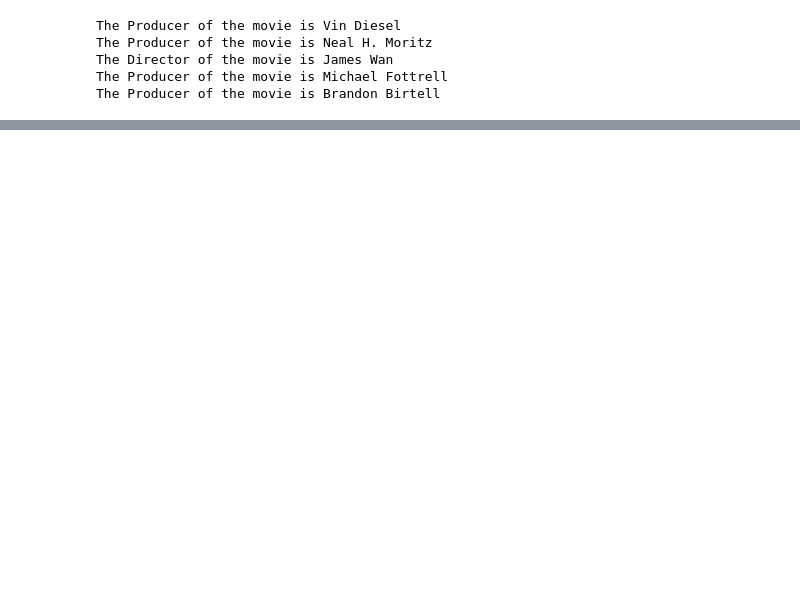
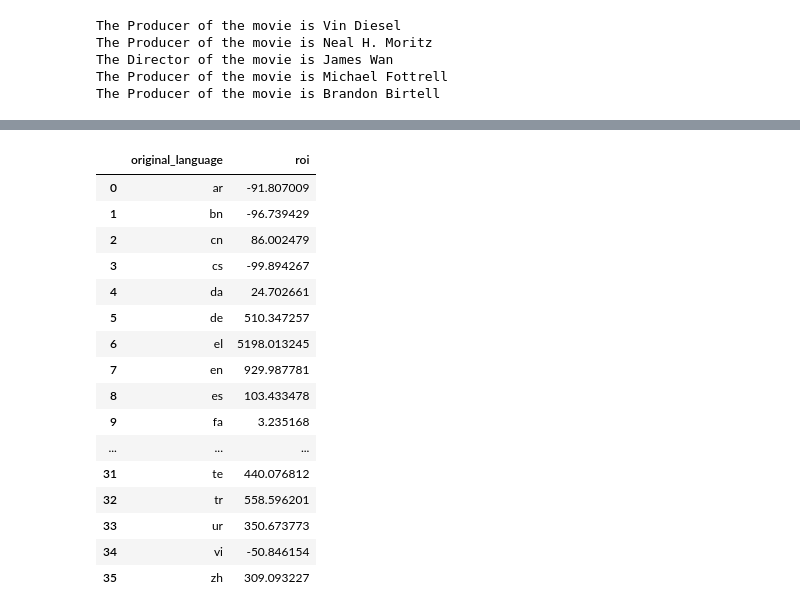
Before and after one commit to rishabhk1501/EDA-on-IMDB-Dataset, a Jupyter notebook: EDA_on_IMDB_Dataset.ipynb, the cells around one changed output, grey strips where cells are left out. Cells and saved outputs as stored; diff of their text form; code cells hidden in the pictures; blank space fills up the shorter version.

```diff
--- a/EDA_on_IMDB_Dataset.ipynb
+++ b/EDA_on_IMDB_Dataset.ipynb
@@ -228,0 +278,22 @@ The Producer of the movie is Brandon Birtell
+# %%
+# We will group by on original language and calculate mean of ROI
+roi_languages_df = imdb_df_new.groupby('original_language')['roi'].mean().reset_index()
+roi_languages_df
+# %% [output]
+|  | original_language | roi |
+| 0 | ar | -91.807009 |
+| 1 | bn | -96.739429 |
+| 2 | cn | 86.002479 |
+| 3 | cs | -99.894267 |
+| 4 | da | 24.702661 |
+| 5 | de | 510.347257 |
+| 6 | el | 5198.013245 |
+| 7 | en | 929.987781 |
+| 8 | es | 103.433478 |
+| 9 | fa | 3.235168 |
+| ... | ... | ... |
+| 31 | te | 440.076812 |
+| 32 | tr | 558.596201 |
+| 33 | ur | 350.673773 |
+| 34 | vi | -50.846154 |
+| 35 | zh | 309.093227 |
```
Also changed, not shown: parts of 28 cells of this notebook.
